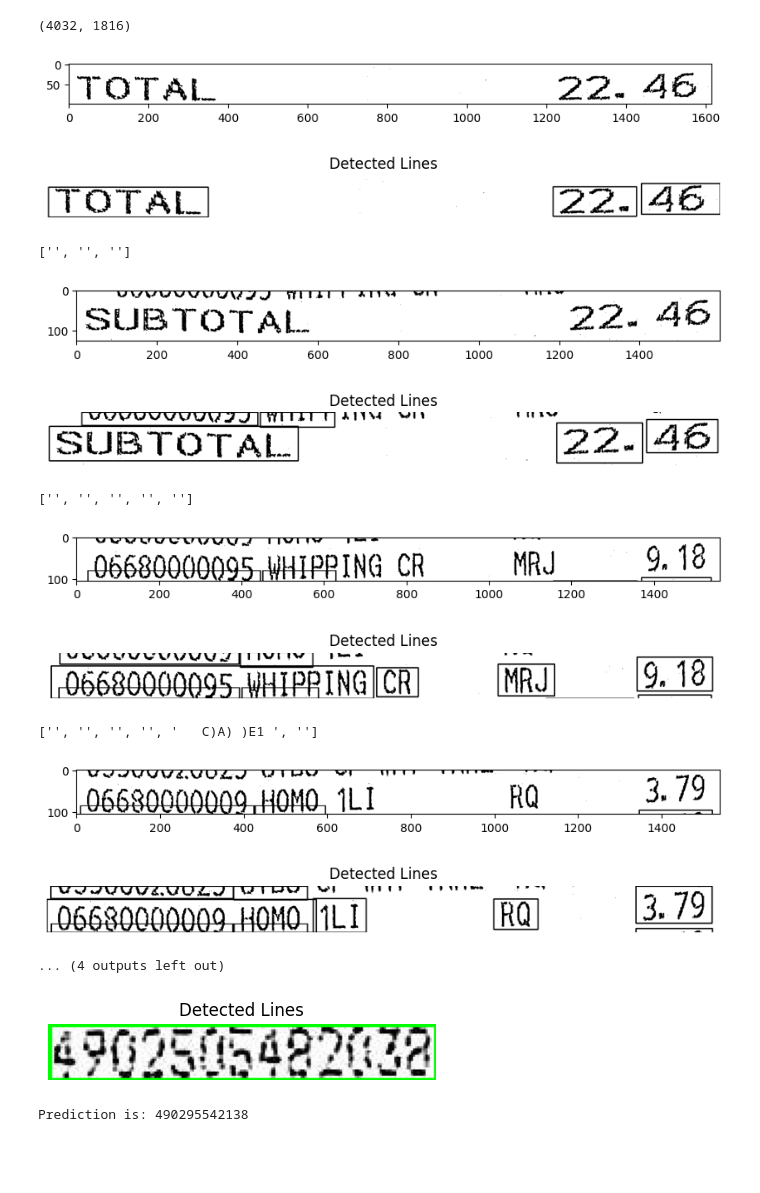
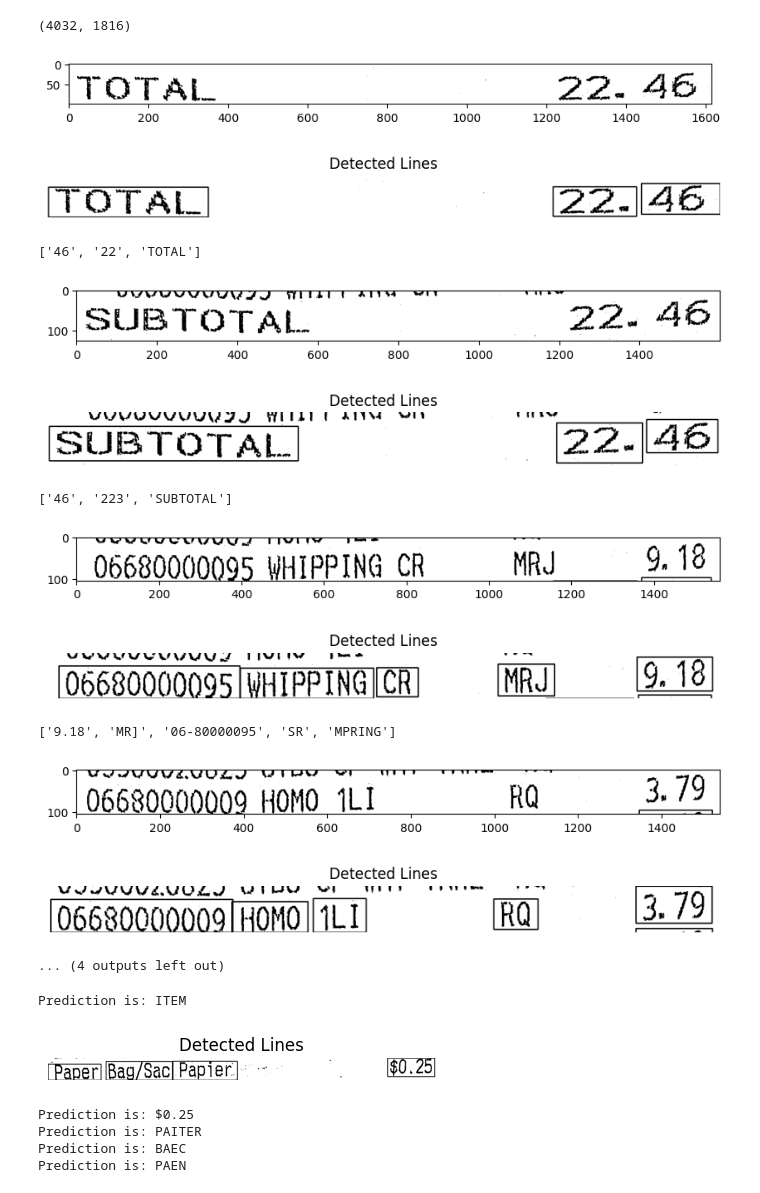
Before and after one commit to kcccr123/receipt-scanner-backend, a Jupyter notebook: RCNN/YOLO_connection.ipynb, the cells around one changed output. Cells and saved outputs as stored; diff of their text form; code cells hidden in the pictures; blank space fills up the shorter version.

Commit message:
first greyscale model and working inference function to connect to yolov8

```diff
--- a/RCNN/YOLO_connection.ipynb
+++ b/RCNN/YOLO_connection.ipynb
@@ -13,7 +14,7 @@ def bw_scanner(image):
     T = threshold_local(gray, 21, offset = 5, method = "gaussian")
     return (gray > T).astype("uint8") * 255
 # %%
-model_path = r"D:\Projects\reciept-scanner\RCNN\models\202408291511\model.onnx"
+model_path = r"D:\Projects\reciept-scanner\RCNN\models\GREYmodel\model.onnx"
 
 class inferencemode:
     def __init__(self, model_path: str = ""):
@@ -73,18 +74,23 @@ class inferencemode:
 
             elements = []
             for i, (x, y, w, h) in enumerate(bounding_boxes):
-                if w > 20 and h> 25:
+                if w > 30 and h> 45:
                     line_image = b[y:y+h, x:x+w]
                     elements.append(line_image)
 
             text = []
             for capture in elements:
-                prediction_text = self.predict(capture)
+                mean = 198.89307
+                std = 105.63787
+                img_tensor = torch.tensor(capture, dtype=torch.float32)
+                norm_img = (img_tensor - mean) / std
+                processed_capture = norm_img.numpy()
+                prediction_text = self.predict(processed_capture)
                 text.append(prediction_text)
             results.append(text)
 
             for (x, y, w, h) in bounding_boxes:
-                if w > 20 and h> 25:
+                if w > 30 and h> 45:
                     cv2.rectangle(b, (x, y), (x+w, y+h), (0, 255, 0), 2)
             # Plot the image with bounding boxes
             plt.figure(figsize=(10, 2))
@@ -98,7 +104,8 @@ class inferencemode:
 #overall function
 # testing
 bboxCoord = [[105, 1720, 1415, 1515], [105, 1705, 1235, 1360], [160, 1720, 1155, 1260], [180, 1720, 1070, 1175], [180, 1725, 985, 1095]]
-
+mean = 198.89307
+std = 105.63787
 img_path = r"D:\photos\RCNN4\train\20240706_015503_jpg.rf.480d069b4a243d281112d1daf06b8862.jpg"
 image = cv2.imread(img_path.replace("\\", "/"))
 img = bw_scanner(image)
@@ -113,13 +120,13 @@ for i in results:
 (4032, 1816)
 [figure]
 [figure]
-['', '', '']
+['46', '22', 'TOTAL']
 [figure]
-[figure, old version]
+[figure, new version]
-['', '', '', '', '']
+['46', '223', 'SUBTOTAL']
-[figure, old version]
+[figure, new version]
-[figure, old version]
+[figure, new version]
-['', '', '', '', '   C)A) )E1 ', '']
+['9.18', 'MR]', '06-80000095', 'SR', 'MPRING']
-[figure, old version]
+[figure, new version]
-[figure, old version]
+[figure, new version]
 ... (4 outputs left out)
@@ -129,8 +133,25 @@ img_path = r"D:\photos\RCNN4\BBOXES\75.jpg"
+# %%
+img_path = r"D:\photos\RCNN4\BBOXES\75.jpg"
+img_path = r"D:\photos\SORIE\test\0afc0804-7e6e-4e77-ab68-8d9384918be7.jpg"
+img_path = r"D:\photos\SORIE\test\000b7973-43d8-4071-bcdd-0274f6422771.jpg"
+
+
+image = cv2.imread(img_path.replace("\\", "/"))#np array
+image = bw_scanner(image)
+img_tensor = torch.tensor(image, dtype=torch.float32)
+norm_img = (img_tensor - mean) / std
+image = norm_img.numpy()
+model = inferencemode(model_path)
+prediction_text = model.predict(image)
+print(f"Prediction is: {prediction_text}")
+# %% [output]
+Prediction is: ITEM
 # %%
 img_path = r"D:\photos\RCNN4\BBOXES\95.jpg"
-img_path = r"D:\photos\SORIE\train\f3652815-bdf8-43f3-b017-093e99cee5fa.jpg"
+# img_path = r"D:\photos\SORIE\train\f3652815-bdf8-43f3-b017-093e99cee5fa.jpg"
 
-image = cv2.imread(img_path.replace("\\", "/"), cv2.IMREAD_GRAYSCALE)#np array
+image = cv2.imread(img_path.replace("\\", "/"))#np array
+image = bw_scanner(image)
 
 _, binary_image = cv2.threshold(image, 128, 255, cv2.THRESH_BINARY_INV | cv2.THRESH_OTSU)
 
@@ -139,34 +160,40 @@ kernel = np.ones((5, 20), np.uint8)
 dilated_image = cv2.dilate(binary_image, kernel, iterations=1)
 
 contours, _ = cv2.findContours(dilated_image, cv2.RETR_EXTERNAL, cv2.CHAIN_APPROX_SIMPLE)
 
 min_contour_area = 1000
 filtered_contours = [c for c in contours if cv2.contourArea(c) > min_contour_area]
 
 bounding_boxes = [cv2.boundingRect(c) for c in filtered_contours]
 bounding_boxes = sorted(bounding_boxes, key=lambda x: x[1])
 
 elements = []
-color_image = cv2.cvtColor(image, cv2.COLOR_GRAY2BGR)
+color_image = image
 for i, (x, y, w, h) in enumerate(bounding_boxes):
     if w > 20 and h>25:
         line_image = color_image[y:y+h, x:x+w]
         elements.append(line_image)
 
 model = inferencemode(model_path)
 for (x, y, w, h) in bounding_boxes:
     if w > 20 and h>25:
         cv2.rectangle(color_image, (x, y), (x+w, y+h), (0, 255, 0), 2)
 # Plot the image with bounding boxes
 plt.figure(figsize=(5, 1))
 plt.imshow(color_image, cmap='gray')
 plt.title('Detected Lines')
 plt.axis('off')
 plt.show()
 
 for capture in elements:
-    prediction_text = model.predict(capture)
+    img_tensor = torch.tensor(capture, dtype=torch.float32)
+    norm_img = (img_tensor - mean) / std
+    i = norm_img.numpy()
+    prediction_text = model.predict(i)
     print(f"Prediction is: {prediction_text}")
 # %% [output]
-[figure, old version]
+[figure, new version]
-Prediction is: 490295542138
+Prediction is: $0.25
+Prediction is: PAITER
+Prediction is: BAEC
+Prediction is: PAEN
```
Also changed, not shown: parts of 2 cells of this notebook, 8 other files.
